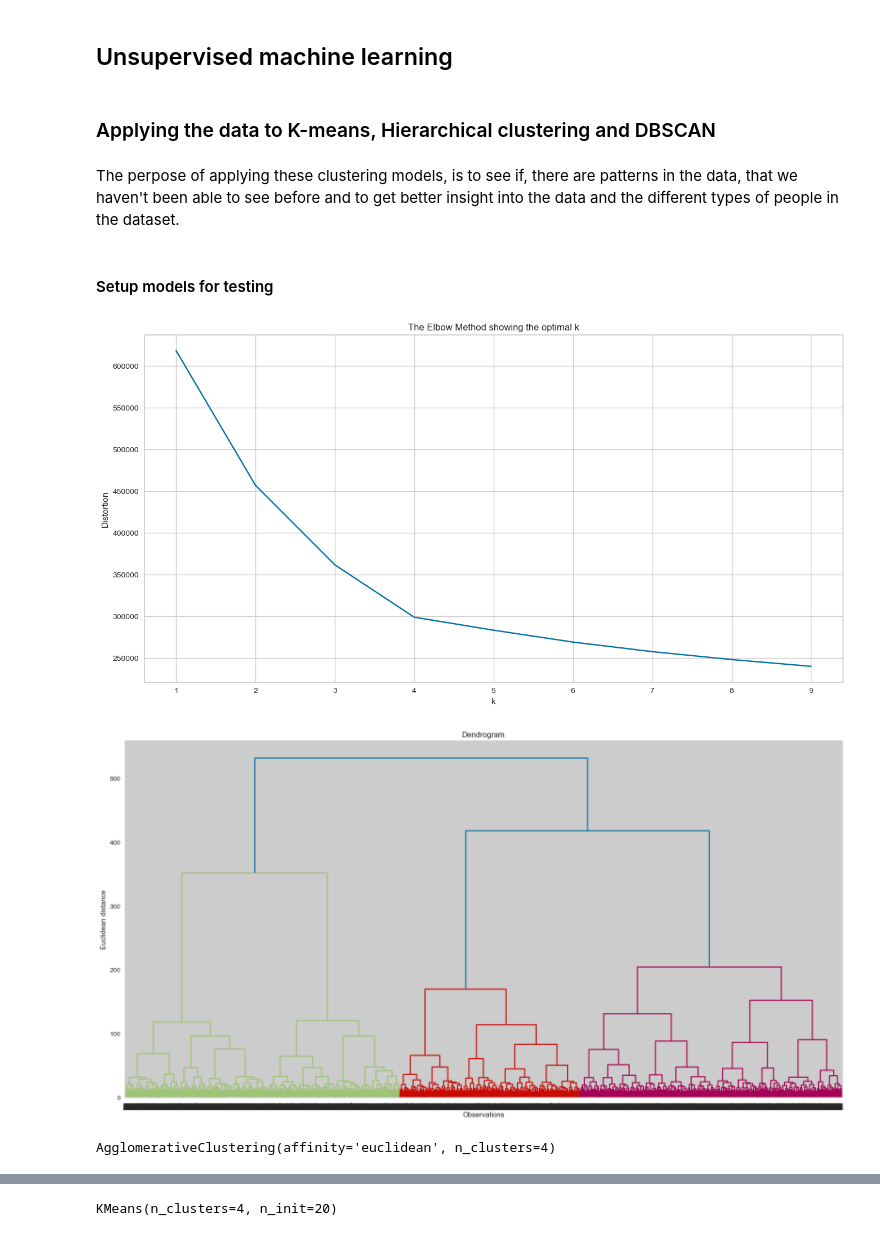
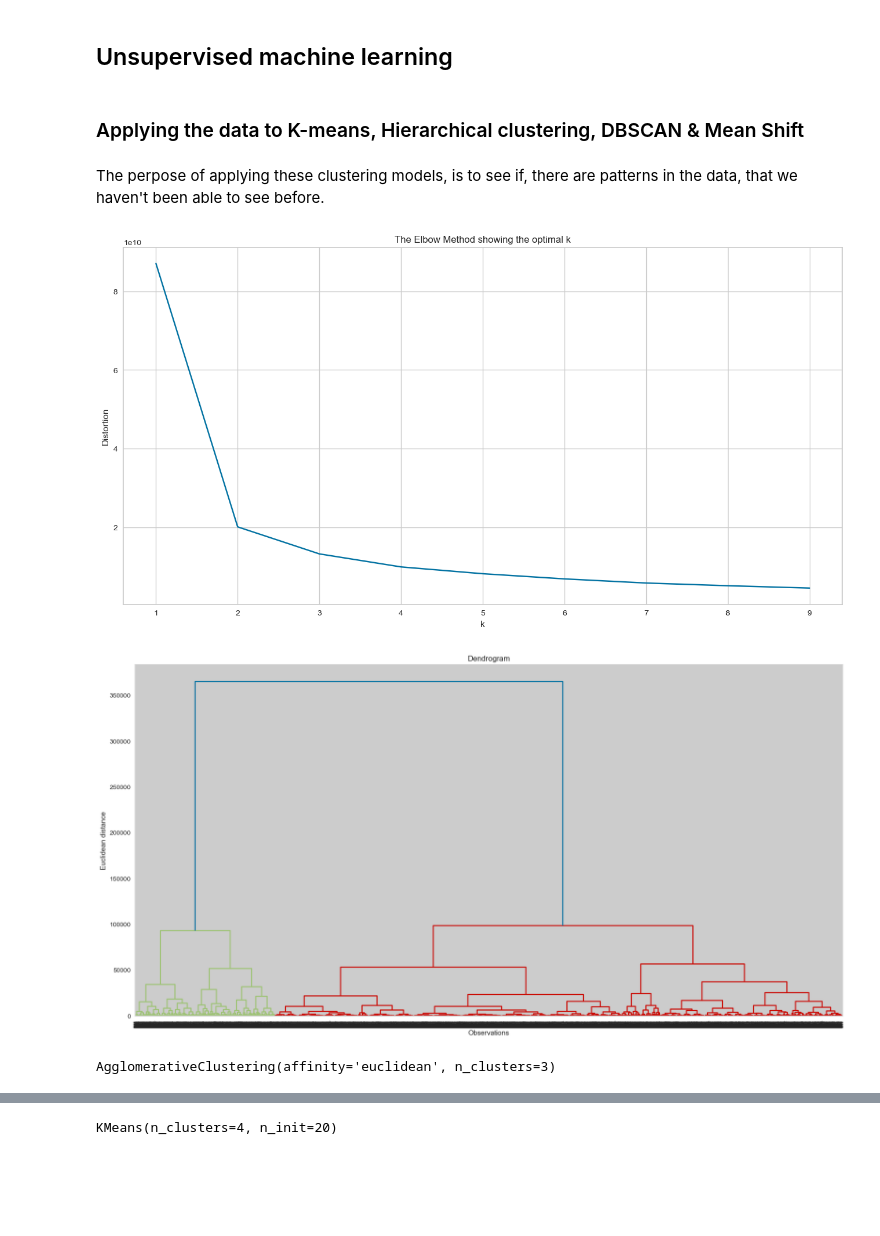
Before and after one commit to cph-oo221/Dat4-BI-Exam, a Jupyter notebook: Main.ipynb, the cells around one changed output, grey strips where cells are left out. Cells and saved outputs as stored; diff of their text form; code cells hidden in the pictures; blank space fills up the shorter version.

```diff
--- a/Main.ipynb
+++ b/Main.ipynb
@@ -355,8 +355,6 @@ We can see that people say that the are energy efficient generally tend to have
 # %% [markdown]
 ## Unsupervised machine learning
 # %% [markdown]
-### Applying the data to K-means, Hierarchical clustering and DBSCAN
+### Applying the data to K-means, Hierarchical clustering, DBSCAN & Mean Shift
 # %% [markdown]
-The perpose of applying these clustering models, is to see if, there are patterns in the data, that we haven't been able to see before and to get better insight into the data and the different types of people in the dataset.
+The perpose of applying these clustering models, is to see if, there are patterns in the data, that we haven't been able to see before.
-# %% [markdown]
-#### Setup models for testing
@@ -363,27 +365,23 @@ The perpose of applying these clustering models, is to see if, there are pattern
 # %%
-scaler = StandardScaler()
 X = df_numeric
-X[['Monthly Grocery Bill', 'Vehicle Monthly Distance Km', 'Waste Bag Weekly Count', 'How Long TV PC Daily Hour', 'How Many New Clothes Monthly', 'How Long Internet Daily Hour', 'CarbonEmission']] = scaler.fit_transform(X[['Monthly Grocery Bill', 'Vehicle Monthly Distance Km', 'Waste Bag Weekly Count', 'How Long TV PC Daily Hour', 'How Many New Clothes Monthly', 'How Long Internet Daily Hour', 'CarbonEmission']])
-
 X = X.values
-
 
 # Using the elbow method to find the optimal number of clusters
 distortions = []
 K = range(1,10)
 for k in K:
     kmeanModel = KMeans(n_clusters=k)
     kmeanModel.fit(X)
     distortions.append(kmeanModel.inertia_)
 
 plt.figure(figsize=(16,8))
 plt.plot(K, distortions, 'bx-')
 plt.xlabel('k')
 plt.ylabel('Distortion')
 plt.title('The Elbow Method showing the optimal k')
 plt.show()
 # %% [output]
-[figure, old version]
+[figure, new version]
 # %%
 plt.figure(figsize=(20,10))
 
@@ -393,13 +391,13 @@ plt.xlabel('Observations')
 plt.ylabel('Euclidean distance')
 plt.show()
 # %% [output]
-[figure, old version]
+[figure, new version]
 # %%
-n_clusters = 4
+n_clusters = 3
 model = AgglomerativeClustering(n_clusters, affinity = 'euclidean', linkage = 'ward')
 model.fit(X)
 # %% [output]
-AgglomerativeClustering(affinity='euclidean', n_clusters=4)
+AgglomerativeClustering(affinity='euclidean', n_clusters=3)
 # %%
 X
 # %% [output]
```
Also changed, not shown: parts of 30 cells of this notebook.
